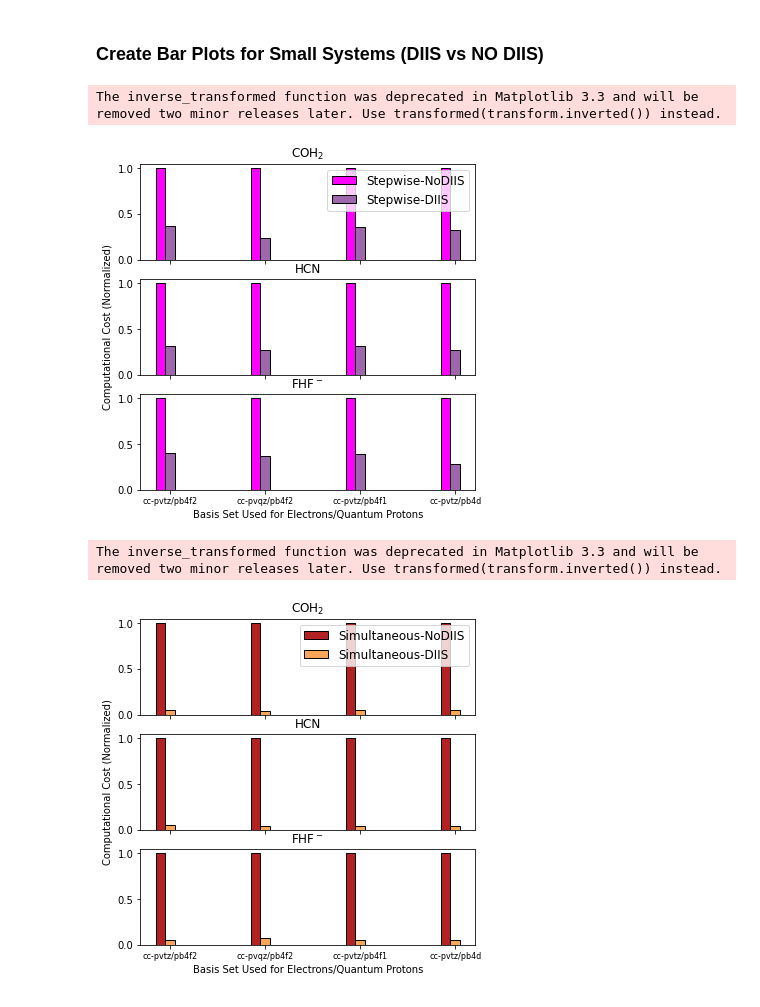
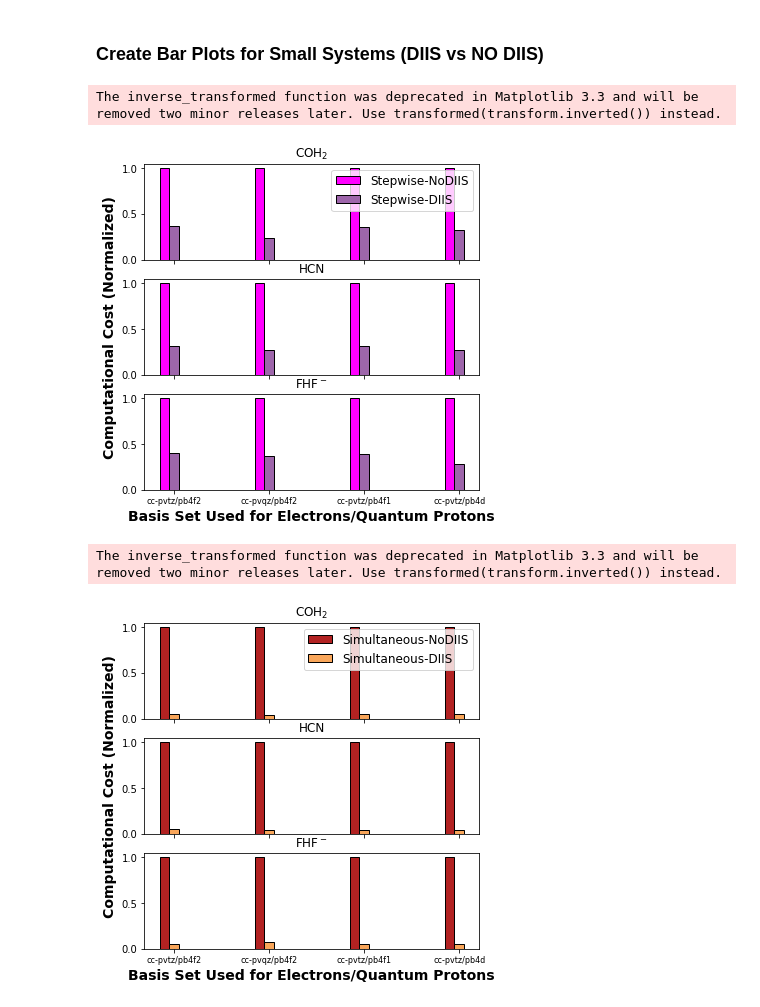
Before and after one commit to aodongliu/NEO-SCF-2ndYearExam, a Jupyter notebook: bar_plot_compcost.ipynb, the cells around one changed output. Drawn from its saved outputs; the diff is of its cells as text; code cells hidden in the pictures.

```diff
--- a/bar_plot_compcost.ipynb
+++ b/bar_plot_compcost.ipynb
@@ -30,7 +30,7 @@ def set_shared_ylabel(a, ylabel, labelpad = 0.01):
     tick_label_left = x0
 
     # set position of label
-    a[-1].set_ylabel(ylabel)
+    a[-1].set_ylabel(ylabel,fontsize=14,fontweight='bold')
     a[-1].yaxis.set_label_coords(tick_label_left - labelpad,(bottom + top)/2, transform=f.transFigure)
 # %% [markdown]
 ### Create Bar Plots for Small Systems
@@ -206,35 +206,35 @@ ax1.bar(br2, coh2_stw_diis, color ='#9e66ab', width = barWidth,
 ax1.legend(loc='upper right', fontsize=12)
 
 
 ax2.bar(br1, hcn_stw_nodiis, color ='magenta', width = barWidth,
         edgecolor ='black', label ='Stepwise-NoDIIS')
 ax2.bar(br2, hcn_stw_diis, color ='#9e66ab', width = barWidth,
         edgecolor ='black', label ='Stepwise-DIIS')
 
 
 ax3.bar(br1, fhf_stw_nodiis, color ='magenta', width = barWidth,
         edgecolor ='black', label ='Stepwise-NoDIIS')
 ax3.bar(br2, fhf_stw_diis, color ='#9e66ab', width = barWidth,
         edgecolor ='black', label ='Stepwise-DIIS')
 
 ax3.set_xticks([r + barWidth for r in range(len(coh2_stw_diis))])
 ax3.set_xticklabels(['cc-pvtz/pb4f2', 'cc-pvqz/pb4f2', 'cc-pvtz/pb4f1', 'cc-pvtz/pb4d'],fontsize=8)
 #ax3.set_yticks(np.arange(0, max(fhf_simul_nodiis)+1, 2))
 
 ax1.title.set_text('COH$_2$')
 ax2.title.set_text('HCN')
 ax3.title.set_text('FHF$^-$')
 
 
-plt.xlabel("Basis Set Used for Electrons/Quantum Protons")
+plt.xlabel("Basis Set Used for Electrons/Quantum Protons", fontsize=14,fontweight='bold')
 set_shared_ylabel((ax1, ax2, ax3), 'Computational Cost (Normalized)')
 
 
 plt.savefig('small_system_AlgvsCompCost_StwDIISvsStwNoDIIS.pdf',dpi=600)
 plt.show()
 # %% [output]
 The inverse_transformed function was deprecated in Matplotlib 3.3 and will be removed two minor releases later. Use transformed(transform.inverted()) instead.
-[figure, old version]
+[figure, new version]
 # %%
 def normalize1DArray(a,b):
     c = np.zeros(len(b))
@@ -300,7 +300,7 @@ ax2.title.set_text('HCN')
 ax3.title.set_text('FHF$^-$')
 
 
-plt.xlabel("Basis Set Used for Electrons/Quantum Protons")
+plt.xlabel("Basis Set Used for Electrons/Quantum Protons", fontsize=14,fontweight='bold')
 set_shared_ylabel((ax1, ax2, ax3), 'Computational Cost (Normalized)')
 
 
@@ -308,4 +308,4 @@ plt.savefig('small_system_AlgvsCompCost_SmtDIISvsSmtNoDIIS.pdf',dpi=600)
 plt.show()
 # %% [output]
 The inverse_transformed function was deprecated in Matplotlib 3.3 and will be removed two minor releases later. Use transformed(transform.inverted()) instead.
-[figure, old version]
+[figure, new version]
```
Also changed, not shown: 18 other files.
